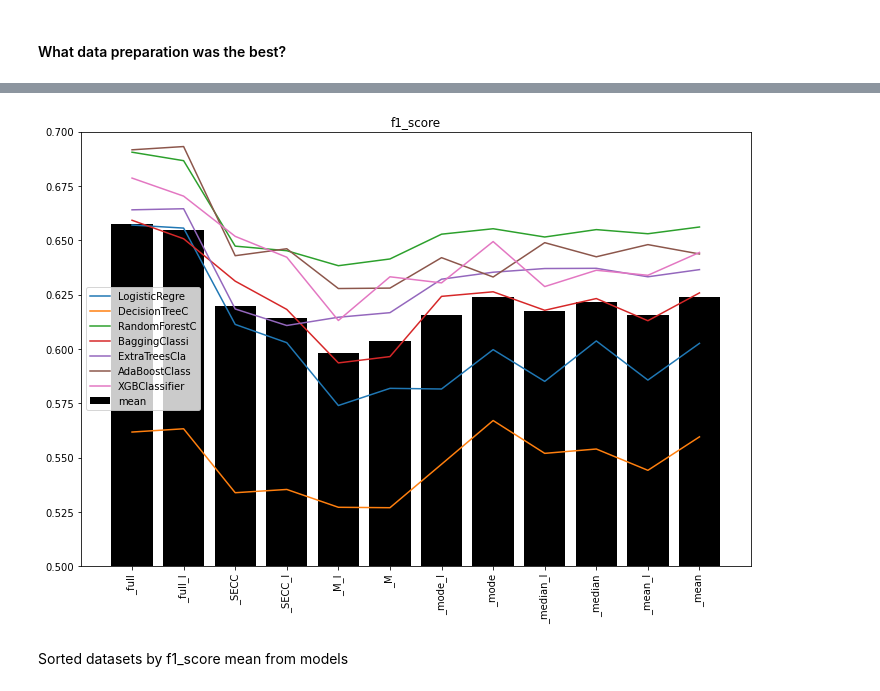
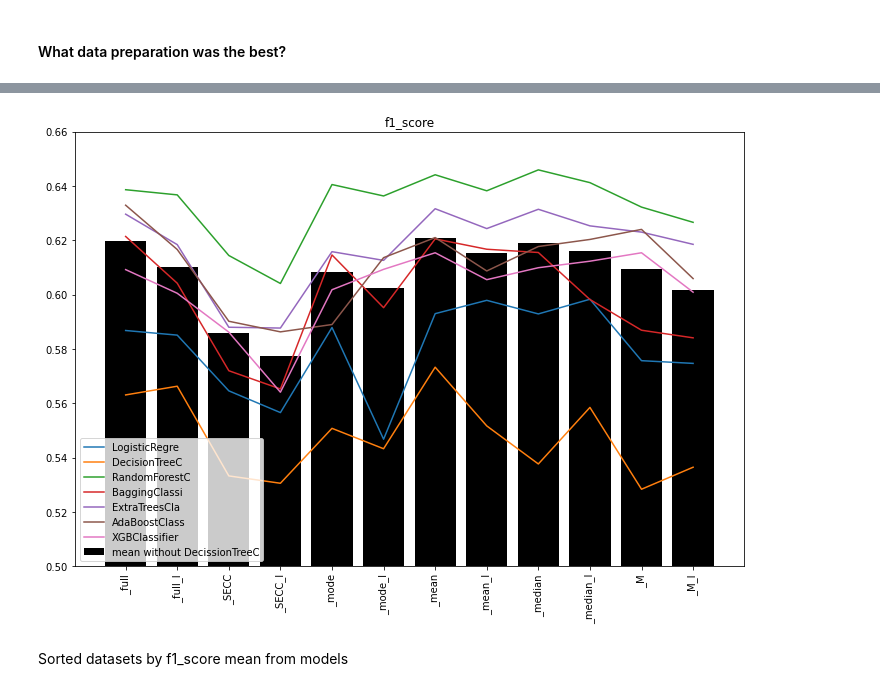
Before and after one commit to KatarzynaKow/Rain_prediction, a Jupyter notebook: Rain_prediction.ipynb, the cells around one changed output, grey strips where cells are left out. Saved outputs shown, nothing was run; the diff lists cells and outputs as text; code cells hidden in the pictures.

```diff
--- a/Rain_prediction.ipynb
+++ b/Rain_prediction.ipynb
@@ -1449,0 +1469,2 @@ scores_mean.set = scores_mean.set.str.replace('ain','_mean')
+# %%
+scores_median_l, models_median_l, scores_median_l2 = train_list_of_models(scores_full,X_train_median_l, X_test_median_l, y_train_median_l, y_test_median_l,X_test_median_l2,y_test_median_l2,'_median_l',scaler=True)
@@ -1449,0 +1508,2 @@ scores_mean.set = scores_mean.set.str.replace('ain','_mean')
+# %%
+scores_M, models_M, scores_M2 = train_list_of_models(scores_full, X_train_M, X_test_M, y_train_M, y_test_M,X_test_M2,y_test_M2,'_M', scaler=True)
@@ -1449,0 +1547,2 @@ scores_mean.set = scores_mean.set.str.replace('ain','_mean')
+# %%
+scores_M_l, models_M_l, scores_M_l2 = train_list_of_models(scores_full, X_train_M_l, X_test_M_l, y_train_M_l, y_test_M_l,X_test_M_l2,y_test_M_l2,'_M_l',scaler=True)
@@ -1452,5 +1588,5 @@ scores_mean.set = scores_mean.set.str.replace('ain','_mean')
 # %% [markdown]
 Merging scores for different datasets
 # %%
-all_scores = pd.concat([scores_full, scores_full_l, scores_SECC, scores_SECC_l, scores_M_l, scores_M, scores_mode_l, scores_mode, scores_median_l, scores_median, scores_mean_l, scores_mean], ignore_index=True)
+all_scores = pd.concat([scores_full, scores_full_l, scores_SECC, scores_SECC_l, scores_mode, scores_mode_l, scores_mean, scores_mean_l, scores_median,  scores_median_l, scores_M, scores_M_l], ignore_index=True)
 # %%
@@ -1542,22 +1692,22 @@ The bests models for accuracy are made by XGBClassifier and AdaBoostClassifier a
 # %%
 mf = np.array([])
 mac = np.array([])
 x = all_scores.set.unique()
-
-for i in all_scores.set.unique():
-    mf = np.append(mf, all_scores.f1_score[all_scores.set == i].mean())
-    mac = np.append(mac, all_scores.accuracy[all_scores.set == i].mean())
+all_sc = all_scores[~(all_scores.model == all_scores.model.unique()[1])]
+for i in all_sc.set.unique():
+    mf = np.append(mf, all_sc.f1_score[all_sc.set == i].mean())
+    mac = np.append(mac, all_sc.accuracy[all_sc.set == i].mean())
 plt.figure(figsize=(12,8))
-plt.bar(x, mf, color = 'k',label='mean')
+plt.bar(x, mf, color = 'k',label='mean without DecissionTreeC')
 for j in all_scores.model.unique():
     plt.plot(x,(all_scores.f1_score[all_scores.model == j]), label = f'{j}'[:13])
-plt.ylim(0.5,0.7)
+plt.ylim(0.5,0.66)
 plt.xticks(rotation = 90)
 plt.title('f1_score')
 plt.legend()
 plt.show()
 # %% [output]
-[figure, old version]
+[figure, new version]
 # %% [markdown]
 Sorted datasets by f1_score mean from models
 # %%
```
Also changed, not shown: parts of 171 cells of this notebook.
